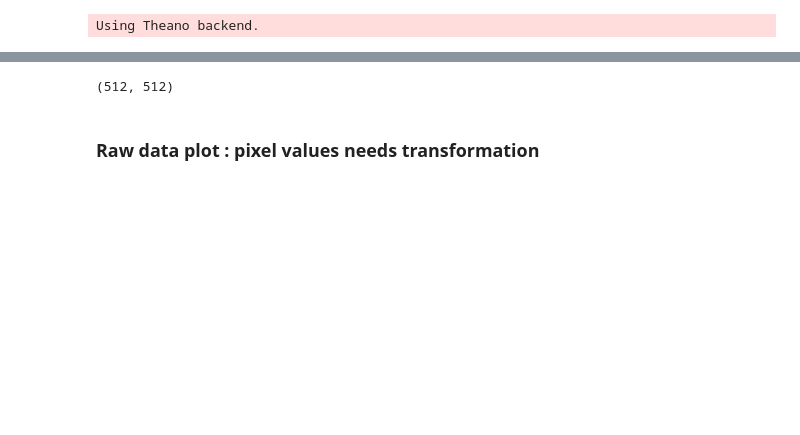
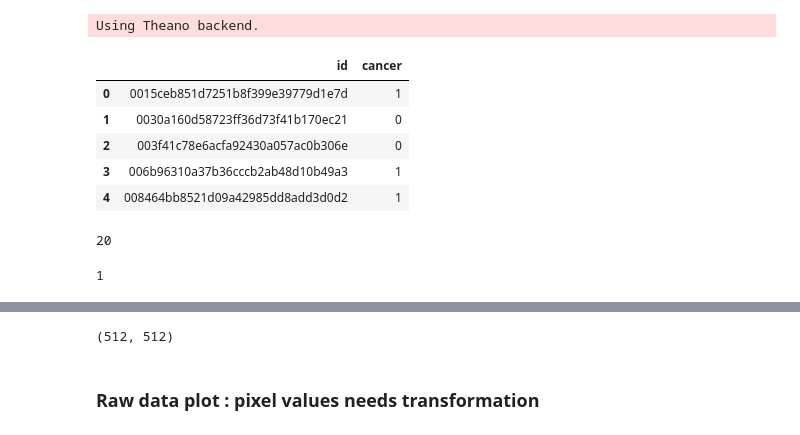
Before and after one commit to mzaradzki/health-data, a Jupyter notebook: dicom_test1.ipynb, the cells around one changed output, grey strips where cells are left out. Saved outputs shown, nothing was run; the diff lists cells and outputs as text; code cells hidden in the pictures; blank space fills up the shorter version.

Commit message:
add label file for train set

```diff
--- a/dicom_test1.ipynb
+++ b/dicom_test1.ipynb
@@ -54,0 +52,11 @@ patientname = "0d941a3ad6c889ac451caf89c46cb92a"
+# %%
+import pandas
+labels = pandas.read_csv("../dicom/stage1_labels.csv")
+labels.head(5)
+# %% [output]
+|  | id | cancer |
+| 0 | 0015ceb851d7251b8f399e39779d1e7d | 1 |
+| 1 | 0030a160d58723ff36d73f41b170ec21 | 0 |
+| 2 | 003f41c78e6acfa92430a057ac0b306e | 0 |
+| 3 | 006b96310a37b36cccb2ab48d10b49a3 | 1 |
+| 4 | 008464bb8521d09a42985dd8add3d0d2 | 1 |
@@ -54,0 +65,4 @@ patientname = "0d941a3ad6c889ac451caf89c46cb92a"
+# %%
+len(patients)
+# %% [output]
+20
@@ -55,3 +71,7 @@ patientname = "0d941a3ad6c889ac451caf89c46cb92a"
+# %%
+labels[labels.id==patientname].iloc[0].cancer
+# %% [output]
+1
 # %%
 dicompath = "../dicom/" + patientname
 dicomfiles = [f for f in listdir(dicompath) if isfile(join(dicompath, f)) and f.endswith(".dcm")]
```
Also changed, not shown: parts of 20 cells of this notebook.
